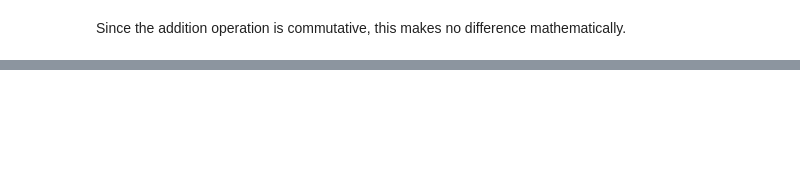
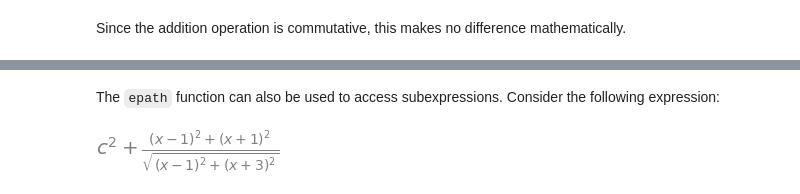
Before and after one commit to gjbex/Scientific-Python, a Jupyter notebook: source-code/sympy/sympy.ipynb, the cells around one changed output, grey strips where cells are left out. Saved outputs shown, nothing was run; the diff lists cells and outputs as text; code cells hidden in the pictures; blank space fills up the shorter version.

Commit message:
Structure section on expression manipulation

```diff
--- a/source-code/sympy/sympy.ipynb
+++ b/source-code/sympy/sympy.ipynb
@@ -661,0 +679,7 @@ expr.args[0].args[1].args
+# %% [markdown]
+The `epath` function can also be used to access subexpressions.  Consider the following expression:
+# %%
+expr = c**2 + ((x + 1)**2 + (x - 1)**2)/sqrt((x - 1)**2 + (x + 3)**2)
+expr
+# %% [output]
+[figure, added]
```
Also changed, not shown: parts of 64 cells of this notebook.
